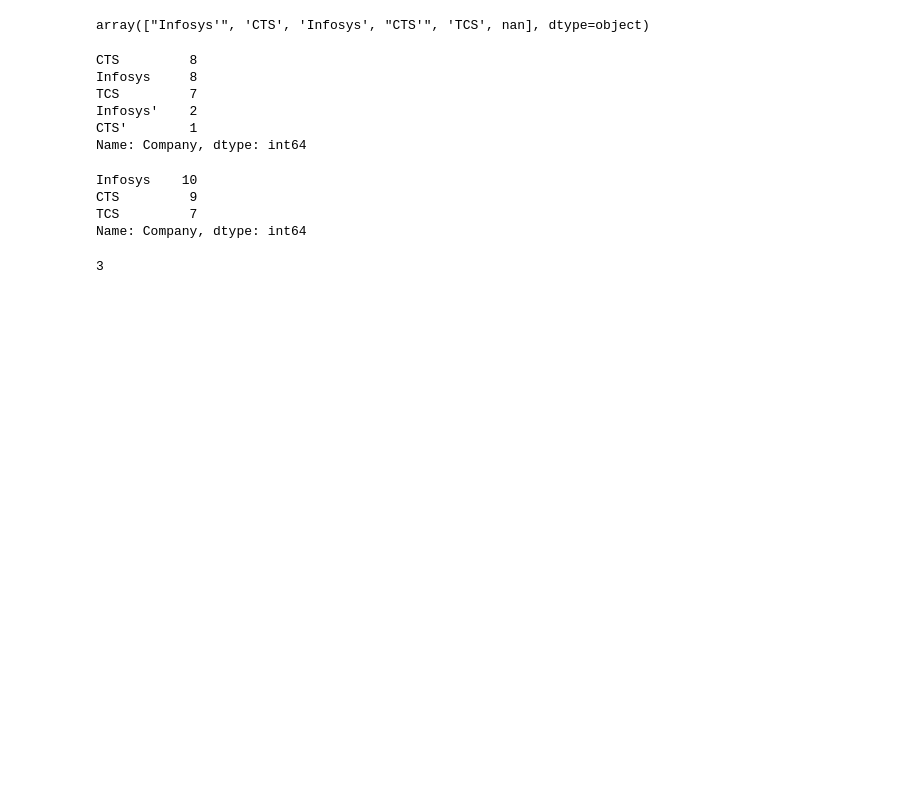
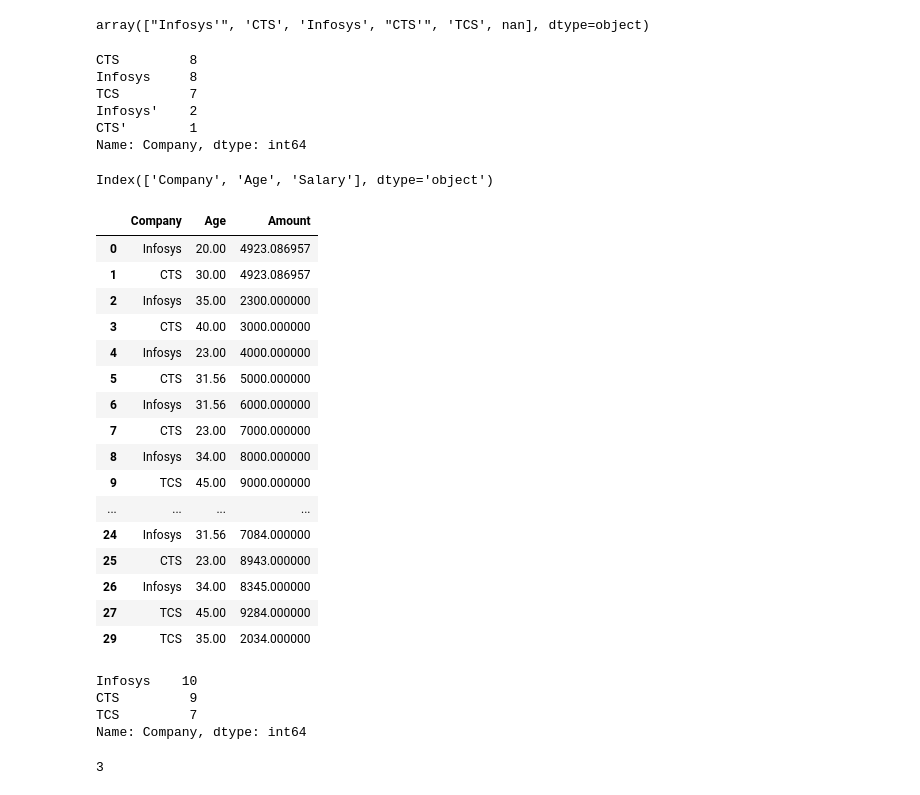
Before and after one commit to RaghulRameshTrainer/Ericsson_july2022, a Jupyter notebook: pandas_ex.ipynb, the cells around one changed output. Drawn from its saved outputs; the diff is of its cells as text; code cells hidden in the pictures; blank space fills up the shorter version.

```diff
--- a/pandas_ex.ipynb
+++ b/pandas_ex.ipynb
@@ -90,6 +90,30 @@ CTS'        1
 Name: Company, dtype: int64
 # %%
 df['Company'].replace({"Infosys'":"Infosys", "CTS'":"CTS"}, inplace=True)
+# %%
+df.columns
+# %% [output]
+Index(['Company', 'Age', 'Salary'], dtype='object')
+# %%
+df.rename(columns={'Salary':'Amount'})
+# %% [output]
+|  | Company | Age | Amount |
+| 0 | Infosys | 20.00 | 4923.086957 |
+| 1 | CTS | 30.00 | 4923.086957 |
+| 2 | Infosys | 35.00 | 2300.000000 |
+| 3 | CTS | 40.00 | 3000.000000 |
+| 4 | Infosys | 23.00 | 4000.000000 |
+| 5 | CTS | 31.56 | 5000.000000 |
+| 6 | Infosys | 31.56 | 6000.000000 |
+| 7 | CTS | 23.00 | 7000.000000 |
+| 8 | Infosys | 34.00 | 8000.000000 |
+| 9 | TCS | 45.00 | 9000.000000 |
+| ... | ... | ... | ... |
+| 24 | Infosys | 31.56 | 7084.000000 |
+| 25 | CTS | 23.00 | 8943.000000 |
+| 26 | Infosys | 34.00 | 8345.000000 |
+| 27 | TCS | 45.00 | 9284.000000 |
+| 29 | TCS | 35.00 | 2034.000000 |
 # %%
 df['Company'].value_counts()
 # %% [output]
```
Also changed, not shown: parts of 14 cells of this notebook.
